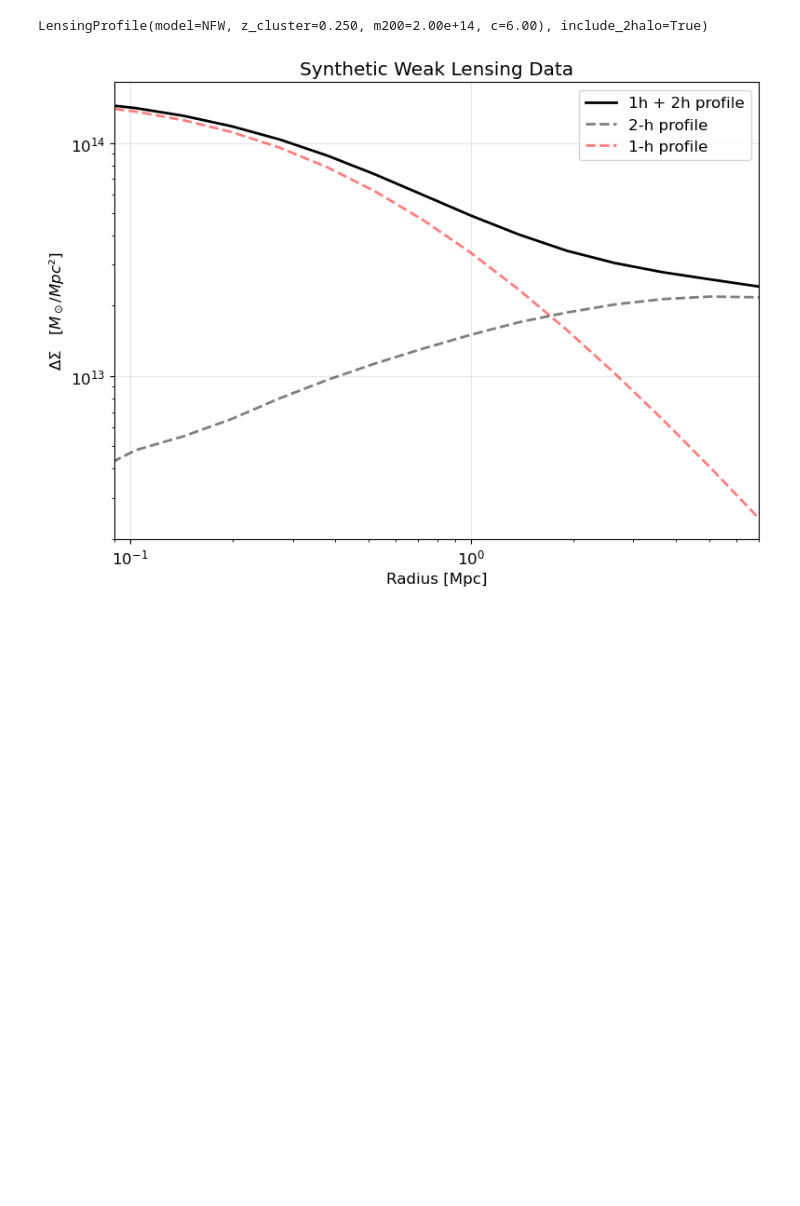
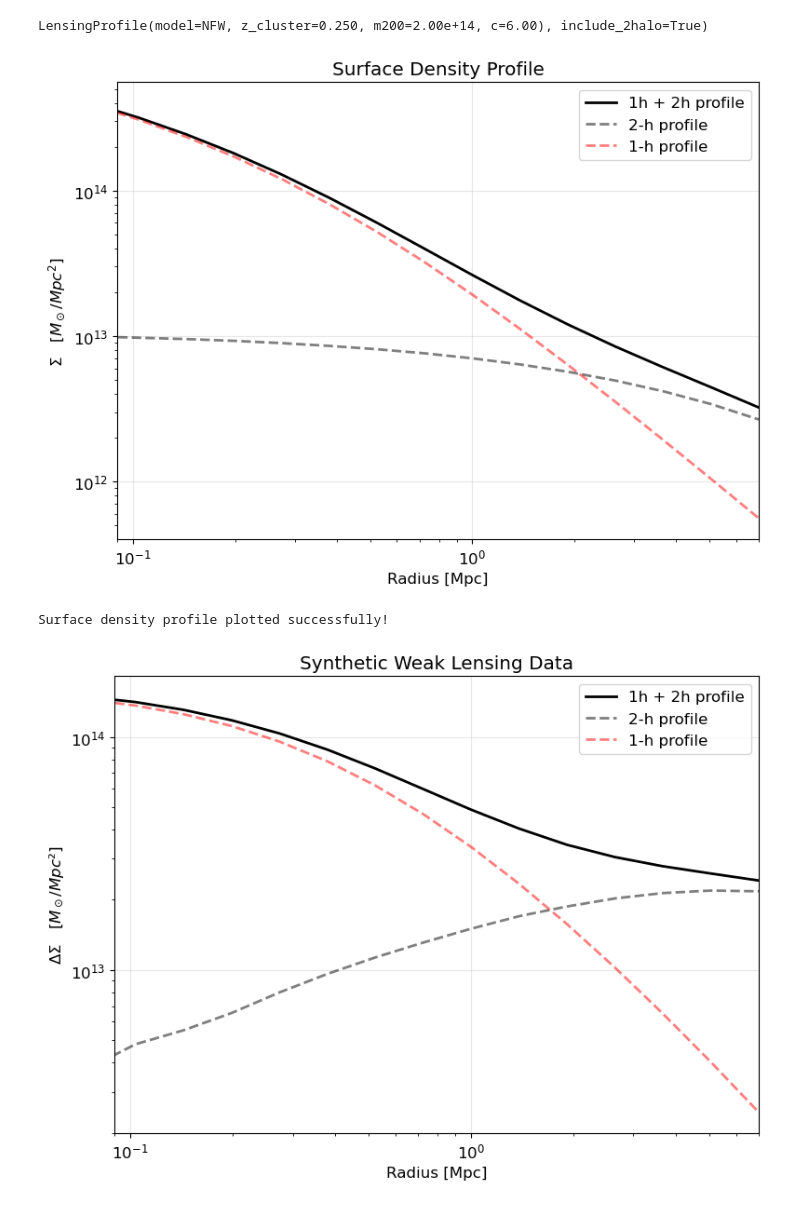
Before and after one commit to estevesjh/CLensPy, a Jupyter notebook: examples/demo_lensing.ipynb, the cells around one changed output. Cells and saved outputs as stored; diff of their text form; code cells hidden in the pictures; blank space fills up the shorter version.

Commit message:
Add sigma(R) plot for 1h and 2h terms to demo_lensing notebook

```diff
--- a/examples/demo_lensing.ipynb
+++ b/examples/demo_lensing.ipynb
@@ -67,6 +67,33 @@ lp
 # %% [output]
 PkGrid loaded cache file (camb): /Users/esteves/Documents/Projetos/CLensPy/src/data/pk_cache/f26cce84c16c200a7f9f60cd65e9e758.npz
 LensingProfile(model=NFW, z_cluster=0.250, m200=2.00e+14, c=6.00), include_2halo=True)
+# %%
+# Plot the surface density Sigma(R) for 1h and 2h terms
+fig, ax = plt.subplots(figsize=(8, 6))
+
+# Compute sigma profiles
+sigma_halo_model = lp.sigma(r_centers)
+sigma_second_halo = lp.bias * lp.rho_m * lp.two_halo_profile.sigma(r_centers, lp.z_cluster)
+sigma_first_halo = lp.halo_profile.sigma(r_centers)
+
+ax.loglog(r_centers, sigma_halo_model, 'k-', linewidth=2, label='1h + 2h profile')
+ax.loglog(r_centers, sigma_second_halo, 'k--', linewidth=2, label='2-h profile', alpha=0.5)
+ax.loglog(r_centers, sigma_first_halo, 'r--', linewidth=2, label='1-h profile', alpha=0.5)
+
+ax.set_xlabel('Radius [Mpc]')
+ax.set_ylabel(r'$\Sigma \quad [M_\odot /Mpc^2]$')
+ax.set_title('Surface Density Profile')
+ax.grid(True, alpha=0.3)
+ax.legend()
+ax.set_xlim(0.09, r_max)
+
+plt.tight_layout()
+plt.show()
+
+print("Surface density profile plotted successfully!")
+# %% [output]
+[figure, added]
+Surface density profile plotted successfully!
 # %%
 # Plot the synthetic data
 fig, ax = plt.subplots(figsize=(8, 6))
```
